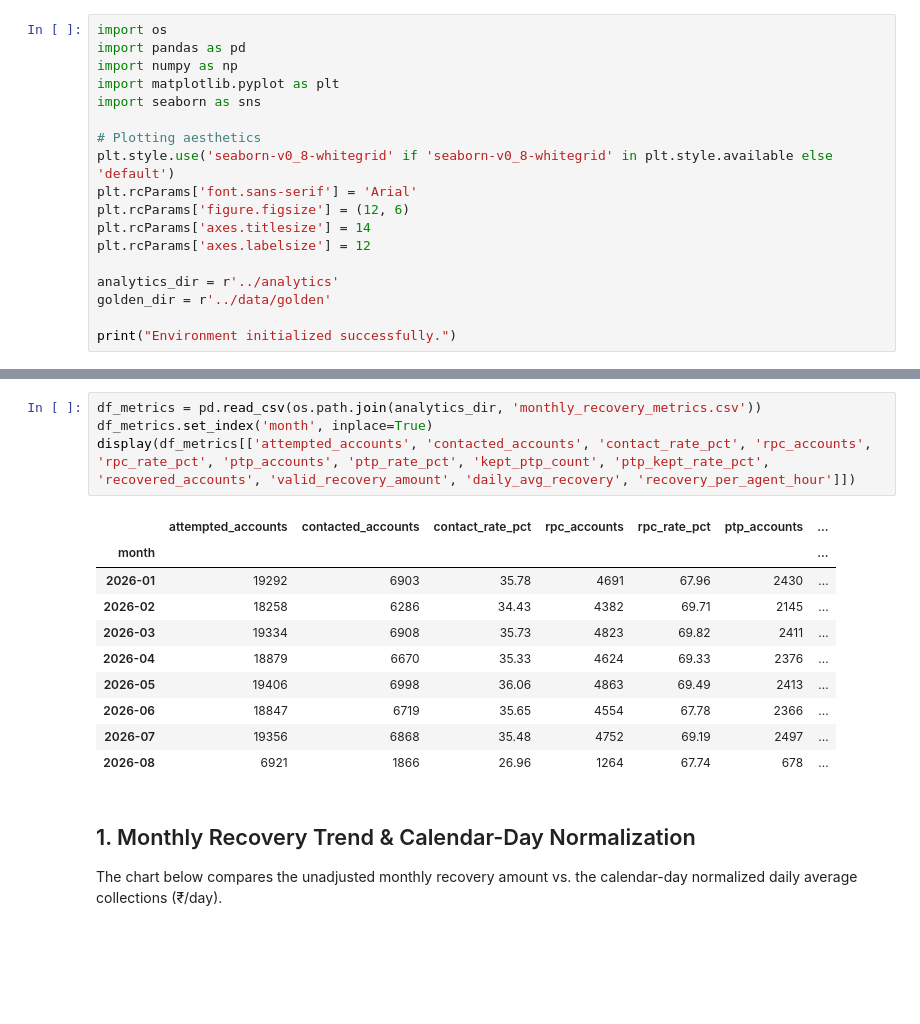
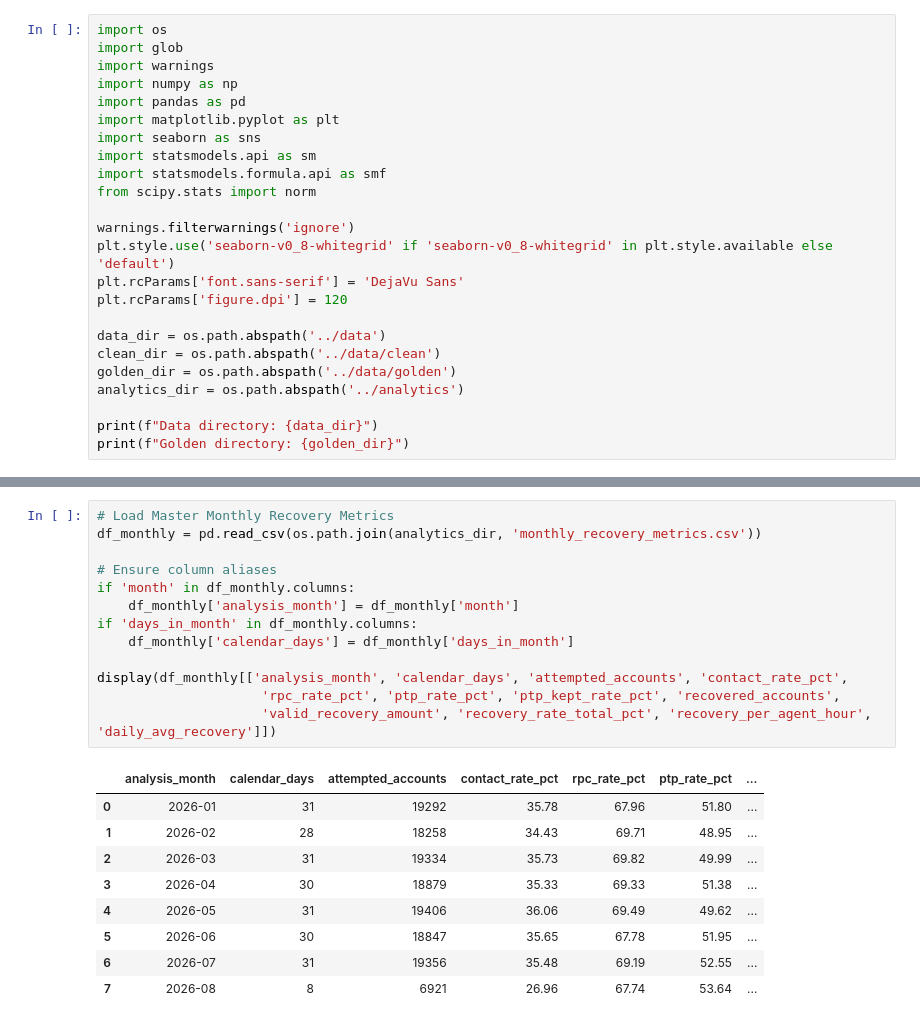
Before and after one commit to PrinceNsut27/credresolve_task, a Jupyter notebook: notebooks/analysis.ipynb, the cells around one changed output, grey strips where cells are left out. Saved outputs shown, nothing was run; the diff lists cells and outputs as text; blank space fills up the shorter version.

```diff
--- a/notebooks/analysis.ipynb
+++ b/notebooks/analysis.ipynb
@@ -18,19 +17,25 @@
 # %%
 import os
+import glob
+import warnings
+import numpy as np
 import pandas as pd
-import numpy as np
 import matplotlib.pyplot as plt
 import seaborn as sns
+import statsmodels.api as sm
+import statsmodels.formula.api as smf
+from scipy.stats import norm
 
-# Plotting aesthetics
+warnings.filterwarnings('ignore')
 plt.style.use('seaborn-v0_8-whitegrid' if 'seaborn-v0_8-whitegrid' in plt.style.available else 'default')
-plt.rcParams['font.sans-serif'] = 'Arial'
-plt.rcParams['figure.figsize'] = (12, 6)
-plt.rcParams['axes.titlesize'] = 14
-plt.rcParams['axes.labelsize'] = 12
+plt.rcParams['font.sans-serif'] = 'DejaVu Sans'
+plt.rcParams['figure.dpi'] = 120
 
-analytics_dir = r'../analytics'
-golden_dir = r'../data/golden'
+data_dir = os.path.abspath('../data')
+clean_dir = os.path.abspath('../data/clean')
+golden_dir = os.path.abspath('../data/golden')
+analytics_dir = os.path.abspath('../analytics')
 
-print("Environment initialized successfully.")
+print(f"Data directory: {data_dir}")
+print(f"Golden directory: {golden_dir}")
 # %% [output]
@@ -38,19 +232,23 @@ Environment initialized successfully.
 # %%
-df_metrics = pd.read_csv(os.path.join(analytics_dir, 'monthly_recovery_metrics.csv'))
-df_metrics.set_index('month', inplace=True)
-display(df_metrics[['attempted_accounts', 'contacted_accounts', 'contact_rate_pct', 'rpc_accounts', 'rpc_rate_pct', 'ptp_accounts', 'ptp_rate_pct', 'kept_ptp_count', 'ptp_kept_rate_pct', 'recovered_accounts', 'valid_recovery_amount', 'daily_avg_recovery', 'recovery_per_agent_hour']])
+# Load Master Monthly Recovery Metrics
+df_monthly = pd.read_csv(os.path.join(analytics_dir, 'monthly_recovery_metrics.csv'))
+
+# Ensure column aliases
+if 'month' in df_monthly.columns:
+    df_monthly['analysis_month'] = df_monthly['month']
+if 'days_in_month' in df_monthly.columns:
+    df_monthly['calendar_days'] = df_monthly['days_in_month']
+
+display(df_monthly[['analysis_month', 'calendar_days', 'attempted_accounts', 'contact_rate_pct',
+                     'rpc_rate_pct', 'ptp_rate_pct', 'ptp_kept_rate_pct', 'recovered_accounts',
+                     'valid_recovery_amount', 'recovery_rate_total_pct', 'recovery_per_agent_hour', 'daily_avg_recovery']])
 # %% [output]
-|  | attempted_accounts | contacted_accounts | contact_rate_pct | rpc_accounts | rpc_rate_pct | ptp_accounts | ... |
-| month |  |  |  |  |  |  | ... |
-| 2026-01 | 19292 | 6903 | 35.78 | 4691 | 67.96 | 2430 | ... |
-| 2026-02 | 18258 | 6286 | 34.43 | 4382 | 69.71 | 2145 | ... |
-| 2026-03 | 19334 | 6908 | 35.73 | 4823 | 69.82 | 2411 | ... |
-| 2026-04 | 18879 | 6670 | 35.33 | 4624 | 69.33 | 2376 | ... |
-| 2026-05 | 19406 | 6998 | 36.06 | 4863 | 69.49 | 2413 | ... |
-| 2026-06 | 18847 | 6719 | 35.65 | 4554 | 67.78 | 2366 | ... |
-| 2026-07 | 19356 | 6868 | 35.48 | 4752 | 69.19 | 2497 | ... |
-| 2026-08 | 6921 | 1866 | 26.96 | 1264 | 67.74 | 678 | ... |
+|  | analysis_month | calendar_days | attempted_accounts | contact_rate_pct | rpc_rate_pct | ptp_rate_pct | ... |
+| 0 | 2026-01 | 31 | 19292 | 35.78 | 67.96 | 51.80 | ... |
+| 1 | 2026-02 | 28 | 18258 | 34.43 | 69.71 | 48.95 | ... |
+| 2 | 2026-03 | 31 | 19334 | 35.73 | 69.82 | 49.99 | ... |
+| 3 | 2026-04 | 30 | 18879 | 35.33 | 69.33 | 51.38 | ... |
+| 4 | 2026-05 | 31 | 19406 | 36.06 | 69.49 | 49.62 | ... |
+| 5 | 2026-06 | 30 | 18847 | 35.65 | 67.78 | 51.95 | ... |
+| 6 | 2026-07 | 31 | 19356 | 35.48 | 69.19 | 52.55 | ... |
+| 7 | 2026-08 | 8 | 6921 | 26.96 | 67.74 | 53.64 | ... |
-# %% [markdown]
-## 1. Monthly Recovery Trend & Calendar-Day Normalization
-
-The chart below compares the unadjusted monthly recovery amount vs. the calendar-day normalized daily average collections (₹/day).
```
Also changed, not shown: parts of 30 cells of this notebook, 13 other files.
